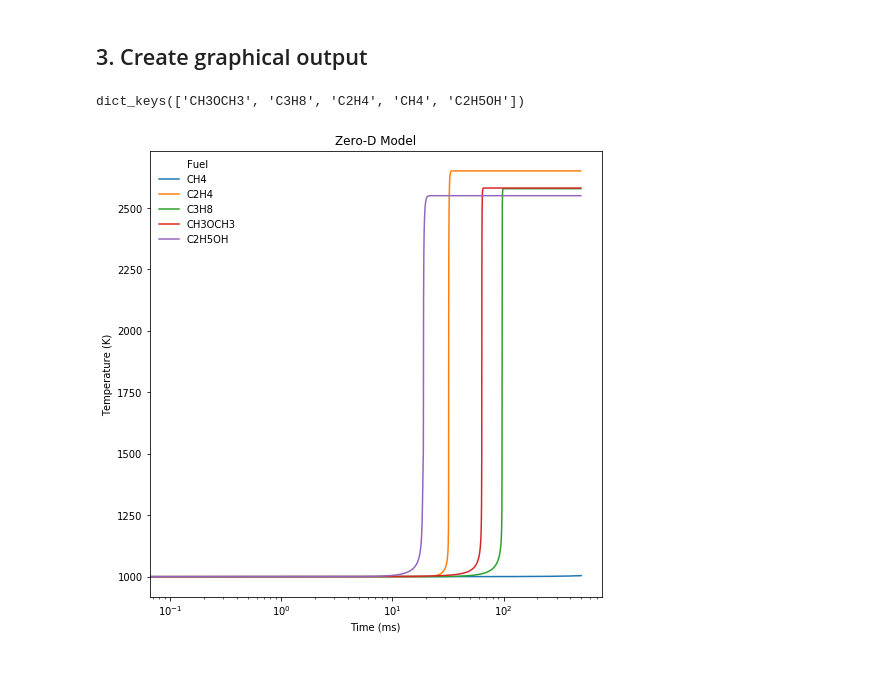
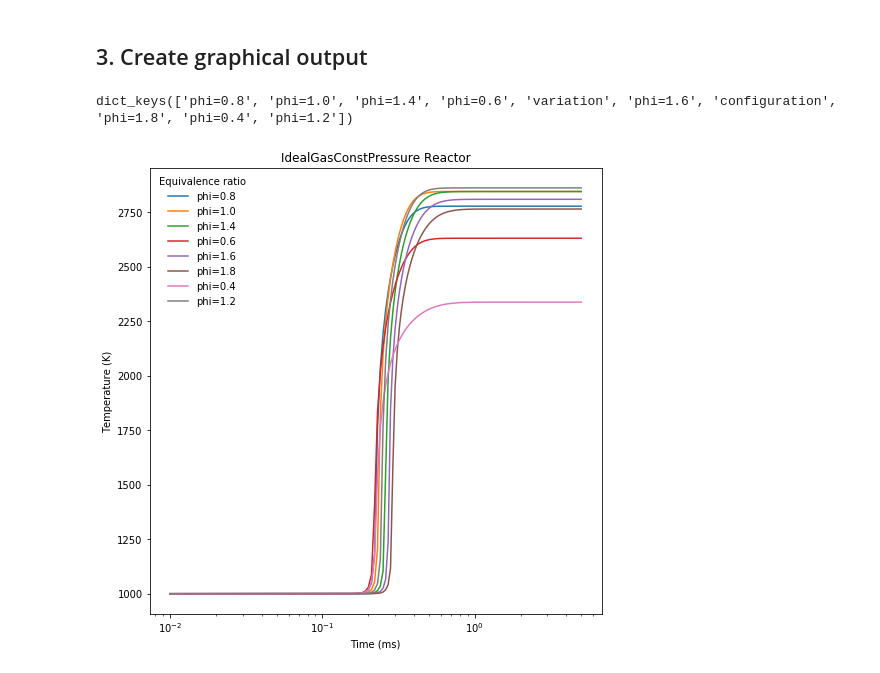
Before and after one commit to microcombustion/ctwrap, a Jupyter notebook: ctwrap/examples/example_ignition.ipynb, the cells around one changed output. Cells and saved outputs as stored; diff of their text form; code cells hidden in the pictures.

```diff
--- a/ctwrap/examples/example_ignition.ipynb
+++ b/ctwrap/examples/example_ignition.ipynb
@@ -83,0 +69,3 @@ True
+# %%
+%%time
+sim.run_serial(plugin=cw_modules.ignition,verbosity=1)
@@ -83,0 +84,3 @@ True
+# %%
+%%time
+sim.run_parallel(plugin=cw_modules.ignition)
@@ -85,10 +107,13 @@ True
 ## 3. Create graphical output
 # %%
 # load data from output file
-data, cfg, var = zdt.from_hdf(nv.oname)
+data = cw_fileio.from_hdf(sim.oname)
 data.keys()
 # %% [output]
-dict_keys(['CH3OCH3', 'C3H8', 'C2H4', 'CH4', 'C2H5OH'])
+dict_keys(['phi=0.8', 'phi=1.0', 'phi=1.4', 'phi=0.6', 'variation', 'phi=1.6', 'configuration', 'phi=1.8', 'phi=0.4', 'phi=1.2'])
+# %%
+config = data.pop('configuration')
+_ = data.pop('variation')
 # %%
 import matplotlib.pyplot as plt
 import matplotlib as mpl
@@ -97,27 +122,25 @@ col = mpl.rcParams['axes.prop_cycle'].by_key()['color']
 # %%
 # create figure and adjust size/spacing
 fig, ax = plt.subplots(1) #
 fig.set_size_inches(8.,8.,forward=True)
 fig.subplots_adjust(hspace=0,bottom=.125,top=.9,left=.17,right=.955)
 
 # plot results
-for f, fuel in enumerate(nv):
+for f, fuel in enumerate(data):
     df = data[fuel]
     ax.semilogx(1000*df['t (s)'],df['T (K)'],color=col[f],label=fuel)
 
 # add title/axis labels
-ax.set_title(r'Zero-D Model')
+ax.set_title(r'IdealGasConstPressure Reactor')
 ax.set_xlabel('Time (ms)')
 ax.set_ylabel('Temperature (K)')
-#ax.set_xlim([wall.xup,wall.xdn])
 
 # add legend
-#mech = reactor.chemistry['mechanism']
 leg = ax.legend(loc='upper left',#prop={'size':11},
-                title='Fuel') # % mech)
+                title='Equivalence ratio') # % mech)
 leg.draw_frame(False)
 
 # show and save
 plt.show()
 # %% [output]
-[figure, old version]
+[figure, new version]
```
Also changed, not shown: parts of 14 cells of this notebook, 30 other files.
